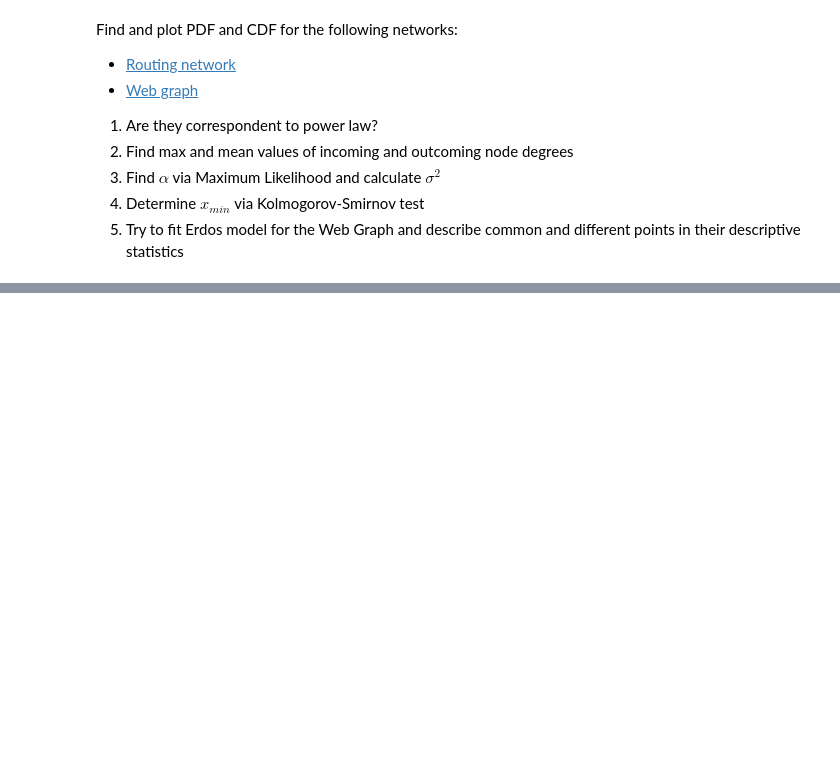
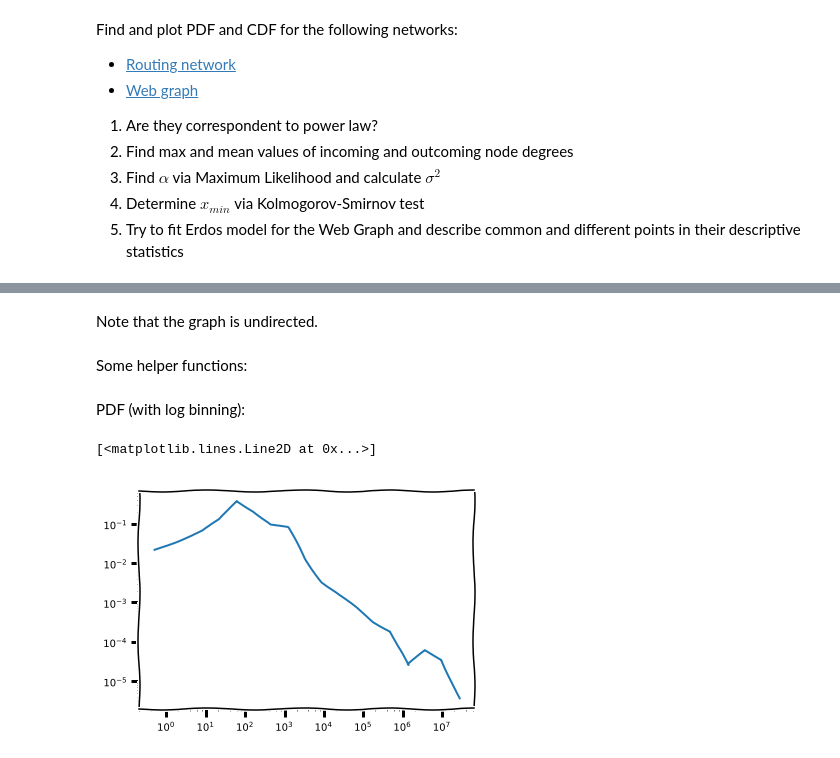
Before and after one commit to mdldml/hse-term2-network-science, a Jupyter notebook: Homeworks/00_01._networks_ha1.ipynb, the cells around one changed output, grey strips where cells are left out. Drawn from its saved outputs; the diff is of its cells as text; code cells hidden in the pictures; blank space fills up the shorter version.

```diff
--- a/Homeworks/00_01._networks_ha1.ipynb
+++ b/Homeworks/00_01._networks_ha1.ipynb
@@ -52,0 +93,47 @@ Find and plot PDF and CDF for the following networks:
+# %% [markdown]
+Note that the graph is undirected.
+# %%
+G = nx.read_edgelist(path="network.txt")
+# %% [markdown]
+Some helper functions:
+# %%
+def get_freqs(degrees):
+    freqs = {}
+
+    for degree in degrees:
+        freqs.setdefault(degree, 0)
+        freqs[degree] += 1.0 / len(degrees)
+
+    return freqs
+
+def get_freqs_cumulative(degrees):
+    freqs = get_freqs(degrees)
+    freqs_cumulative = {}
+    acc = 0
+
+    for degree in sorted(freqs.keys()):
+        acc += freqs[degree]
+        freqs_cumulative[degree] = acc
+
+    return freqs_cumulative
+
+def get_binned_freqs(degrees, base=2):
+    freqs = get_freqs(degrees)
+    freqs_binned = {}
+
+    for degree in freqs.keys():
+        f_bin_upper = exp(ceil(log(degree, base)))
+        f_bin = (0.5 * f_bin_upper) if (f_bin_upper == 1) else ((1 + base) * f_bin_upper)
+        freqs_binned.setdefault(f_bin, 0)
+        freqs_binned[f_bin] += freqs[degree]
+
+    return freqs_binned
+# %% [markdown]
+PDF (with log binning):
+# %%
+degrees = sorted(list(nx.degree(G).values()))
+freqs_binned = get_binned_freqs(degrees)
+plt.loglog(sorted(freqs_binned.keys()), [freqs_binned[key] for key in sorted(freqs_binned.keys())])
+# %% [output]
+[<matplotlib.lines.Line2D at 0x...>]
+[figure, added]
```
Also changed, not shown: parts of 48 cells of this notebook, 3 other files.
